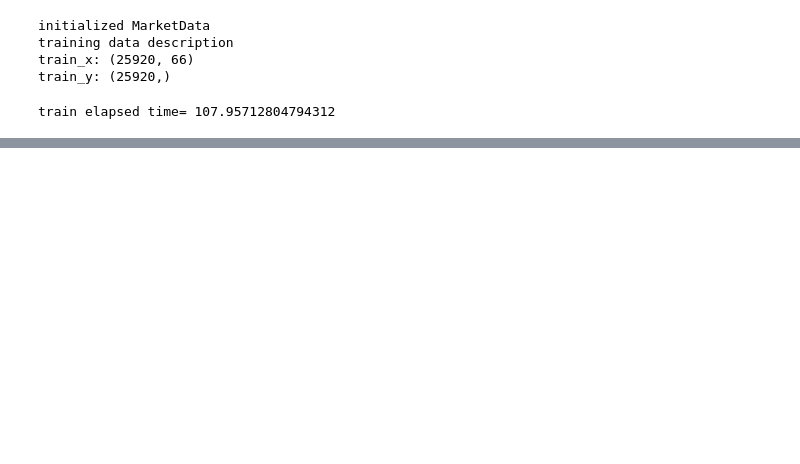
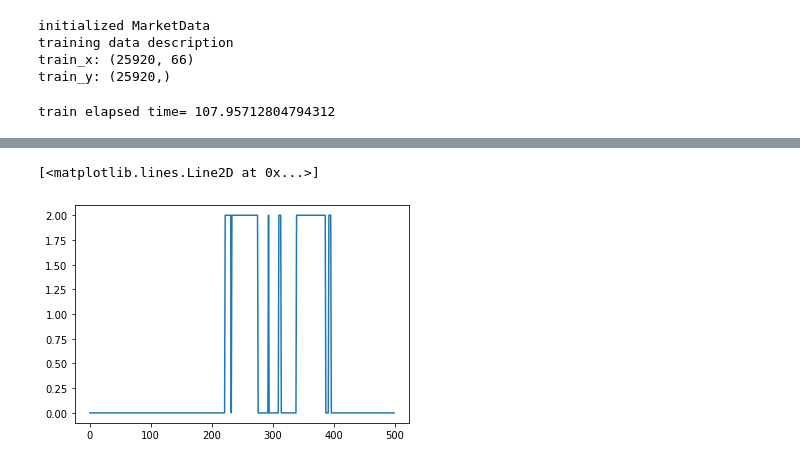
Before and after one commit to alunfes/1m-btc-data, a Jupyter notebook: LGBM_Trading_Points.ipynb, the cells around one changed output, grey strips where cells are left out. Cells and saved outputs as stored; diff of their text form; code cells hidden in the pictures; blank space fills up the shorter version.

```diff
--- a/LGBM_Trading_Points.ipynb
+++ b/LGBM_Trading_Points.ipynb
@@ -1391,0 +1458,5 @@ ndf = MarketData.df.dropna()
+# %%
+plt.plot(MarketData.tp[500:1000])
+# %% [output]
+[<matplotlib.lines.Line2D at 0x...>]
+[figure, added]
```
Also changed, not shown: parts of 23 cells of this notebook.
